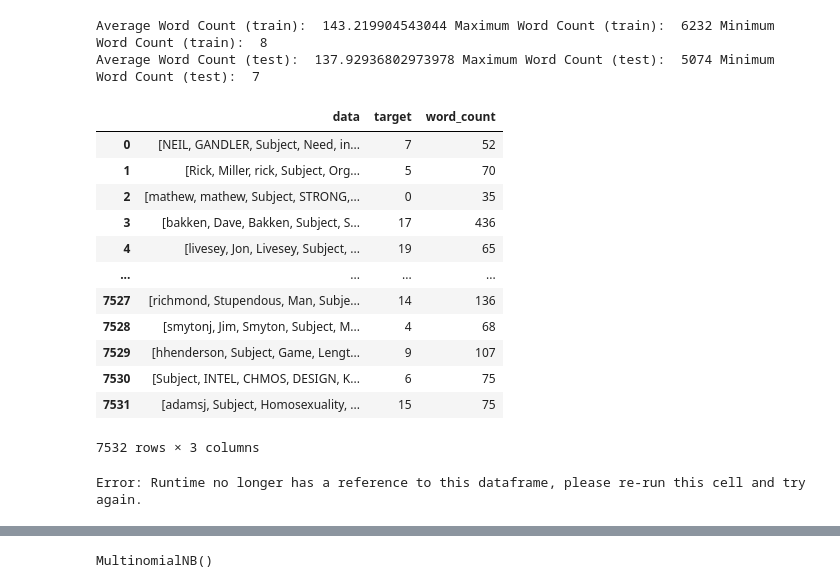
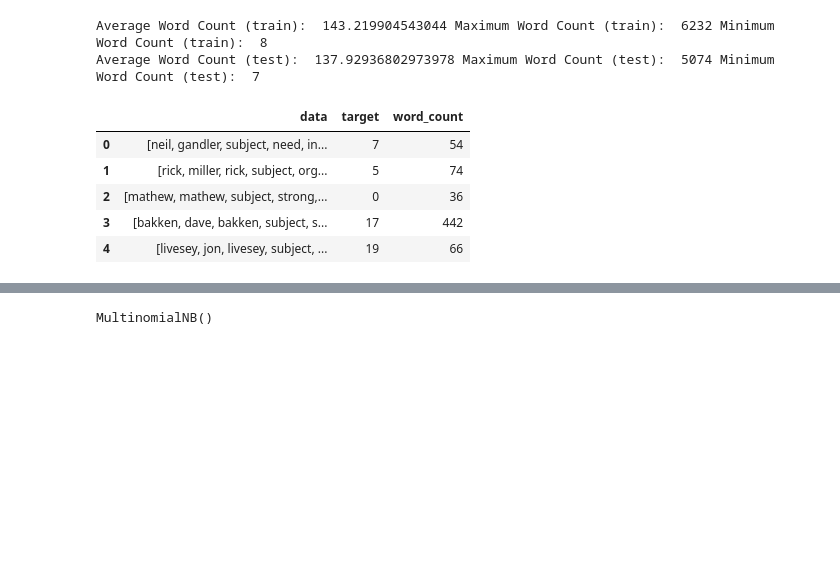
Before and after one commit to Satomiko/20Newsgroups, a Jupyter notebook: 20Newsgroups.ipynb, the cells around one changed output, grey strips where cells are left out. Drawn from its saved outputs; the diff is of its cells as text; code cells hidden in the pictures; blank space fills up the shorter version.

```diff
--- a/20Newsgroups.ipynb
+++ b/20Newsgroups.ipynb
@@ -268,9 +272,9 @@ Average Word Count (test):  379.8791821561338 Maximum Word Count (test):  79268
 # %%
 #Stop Word Removal
 stop_words = set(stopwords.words('english'))
-train_df['data'] = train_df ['data'].apply (lambda tokens: [word for word in tokens if word.lower() not in stop_words])
+train_df['data'] = train_df ['data'].apply (lambda tokens: [word for word in tokens if word not in stop_words])
 
-test_df['data'] = test_df ['data'].apply (lambda tokens: [word for word in tokens if word.lower() not in stop_words])
+test_df['data'] = test_df ['data'].apply (lambda tokens: [word for word in tokens if word not in stop_words])
 # %%
 train_df ['data'][0]
 # %%
@@ -317,19 +317,11 @@ print("Average Word Count (test): ",average_word_count_test,
 Average Word Count (train):  143.219904543044 Maximum Word Count (train):  6232 Minimum Word Count (train):  8
 Average Word Count (test):  137.92936802973978 Maximum Word Count (test):  5074 Minimum Word Count (test):  7
 # %%
-test_df
+test_df.head()
 # %% [output]
 |  | data | target | word_count |
-| 0 | [NEIL, GANDLER, Subject, Need, in... | 7 | 52 |
-| 1 | [Rick, Miller, rick, Subject, Org... | 5 | 70 |
-| 2 | [mathew, mathew, Subject, STRONG,... | 0 | 35 |
-| 3 | [bakken, Dave, Bakken, Subject, S... | 17 | 436 |
-| 4 | [livesey, Jon, Livesey, Subject, ... | 19 | 65 |
-| ... | ... | ... | ... |
-| 7527 | [richmond, Stupendous, Man, Subje... | 14 | 136 |
-| 7528 | [smytonj, Jim, Smyton, Subject, M... | 4 | 68 |
-| 7529 | [hhenderson, Subject, Game, Lengt... | 9 | 107 |
-| 7530 | [Subject, INTEL, CHMOS, DESIGN, K... | 6 | 75 |
-| 7531 | [adamsj, Subject, Homosexuality, ... | 15 | 75 |
+| 0 | [neil, gandler, subject, need, in... | 7 | 54 |
+| 1 | [rick, miller, rick, subject, org... | 5 | 74 |
+| 2 | [mathew, mathew, subject, strong,... | 0 | 36 |
+| 3 | [bakken, dave, bakken, subject, s... | 17 | 442 |
+| 4 | [livesey, jon, livesey, subject, ... | 19 | 66 |
-7532 rows × 3 columns
-Error: Runtime no longer has a reference to this dataframe, please re-run this cell and try again.
```
Also changed, not shown: parts of 7 cells of this notebook.
